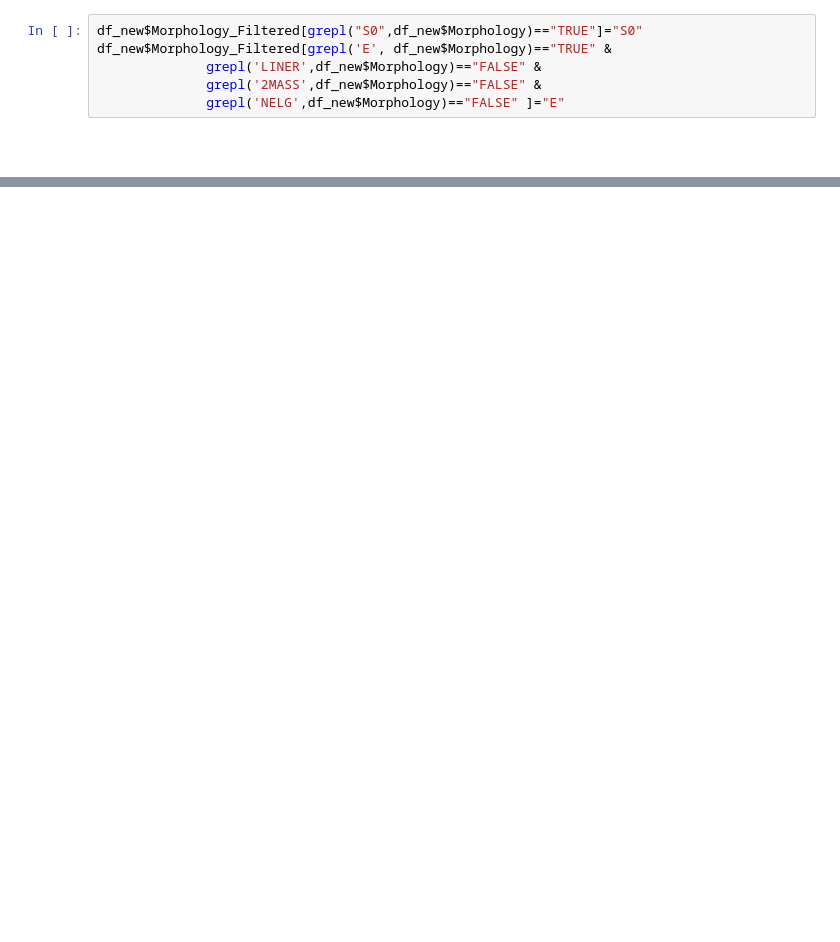
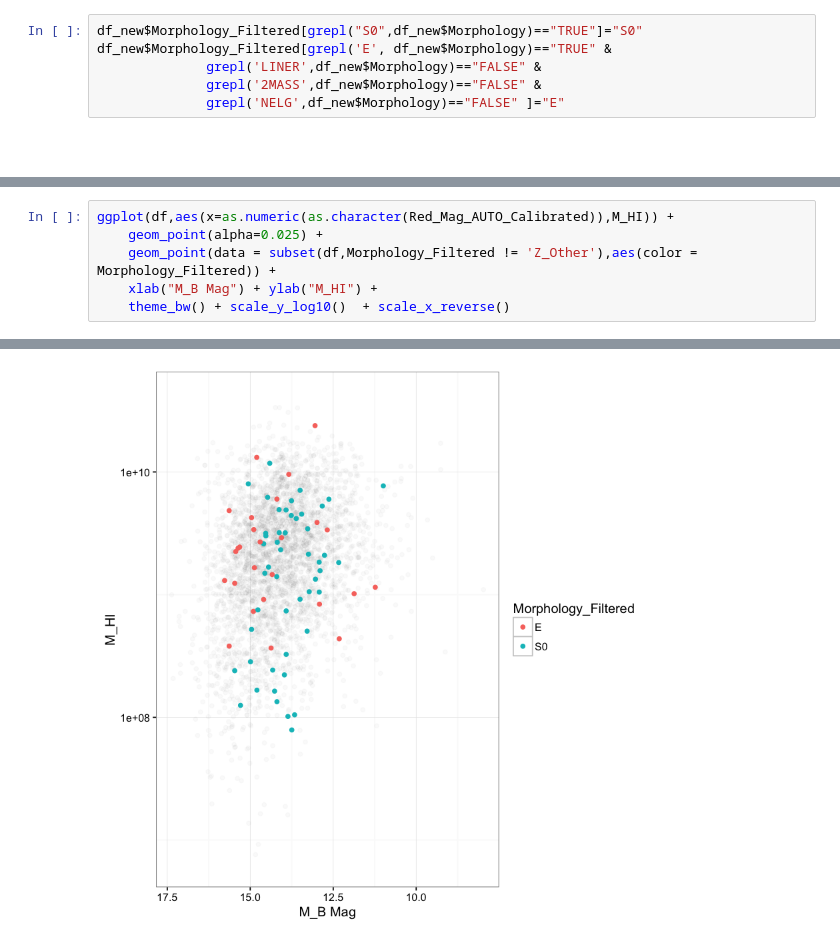
Before and after one commit to jpiscionere/HI_Project, a Jupyter notebook: Source/E_vs_S0.ipynb, the cells around one changed output, grey strips where cells are left out. Saved outputs shown, nothing was run; the diff lists cells and outputs as text; blank space fills up the shorter version.

```diff
--- a/Source/E_vs_S0.ipynb
+++ b/Source/E_vs_S0.ipynb
@@ -369,0 +385,7 @@ ERROR: Error: Discrete value supplied to continuous scale
+# %%
+ggplot(df,aes(x=as.numeric(as.character(Red_Mag_AUTO_Calibrated)),M_HI)) +
+    geom_point(alpha=0.025) +
+    geom_point(data = subset(df,Morphology_Filtered != 'Z_Other'),aes(color = Morphology_Filtered)) +
+    xlab("M_B Mag") + ylab("M_HI") +
+    theme_bw() + scale_y_log10()  + scale_x_reverse()
+# %% [output]
@@ -369,0 +395 @@ ERROR: Error: Discrete value supplied to continuous scale
+[figure, added]
```
Also changed, not shown: parts of 11 cells of this notebook, 10 other files.
